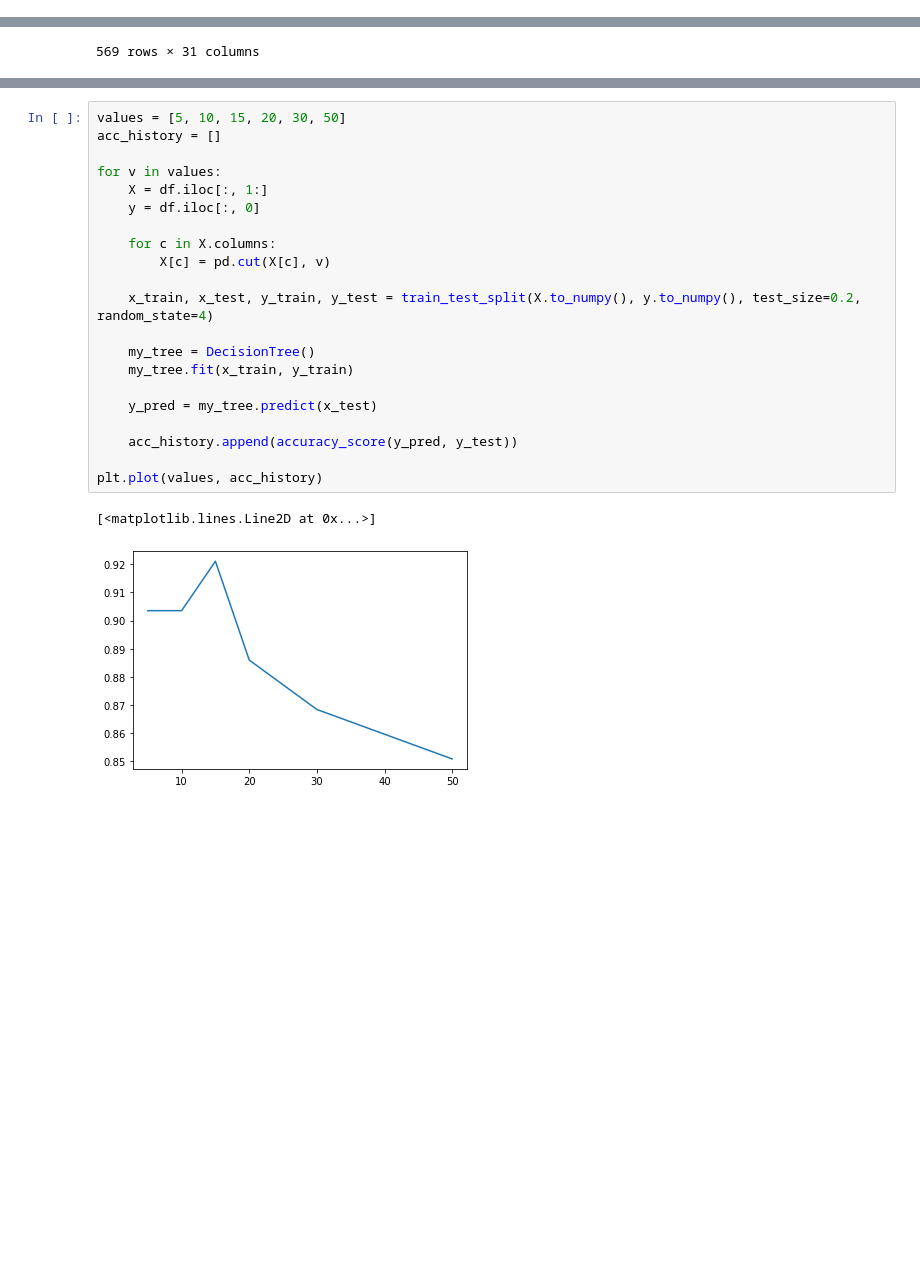
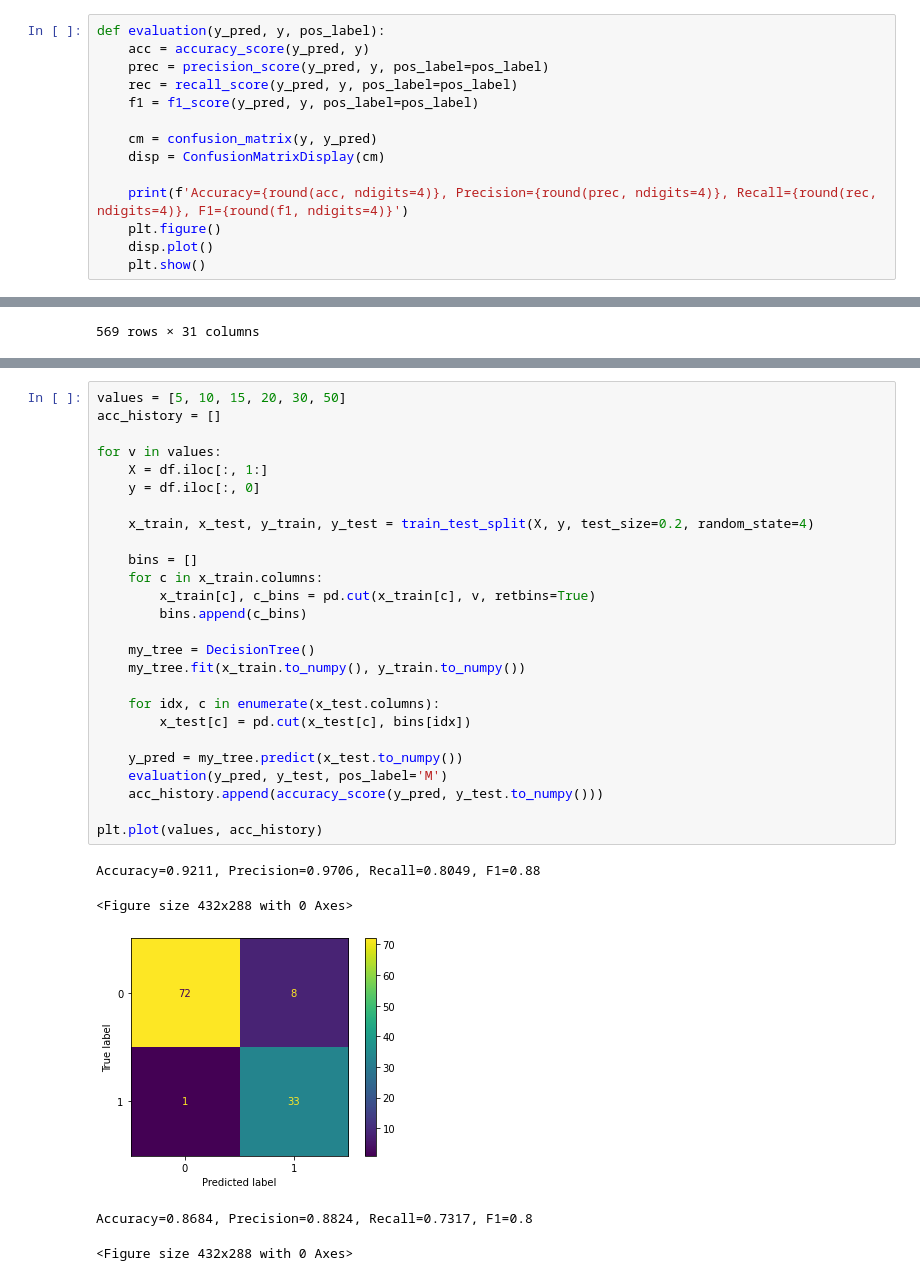
Before and after one commit to AlirezaSM/decision-tree, a Jupyter notebook: decision_tree.ipynb, the cells around one changed output, grey strips where cells are left out. Drawn from its saved outputs; the diff is of its cells as text; blank space fills up the shorter version.

Commit message:
Different discretization algorithm and some evaluation metrics implemented

```diff
--- a/decision_tree.ipynb
+++ b/decision_tree.ipynb
@@ -200,6 +203,20 @@ tree = DecisionTree(criterion='gini')
 tree.fit(df.to_numpy()[:, :-1], df.to_numpy()[:, -1])
 # %%
 tree.plot_tree(list(df.columns))
+# %%
+def evaluation(y_pred, y, pos_label):
+    acc = accuracy_score(y_pred, y)
+    prec = precision_score(y_pred, y, pos_label=pos_label)
+    rec = recall_score(y_pred, y, pos_label=pos_label)
+    f1 = f1_score(y_pred, y, pos_label=pos_label)
+
+    cm = confusion_matrix(y, y_pred)
+    disp = ConfusionMatrixDisplay(cm)
+
+    print(f'Accuracy={round(acc, ndigits=4)}, Precision={round(prec, ndigits=4)}, Recall={round(rec, ndigits=4)}, F1={round(f1, ndigits=4)}')
+    plt.figure()
+    disp.plot()
+    plt.show()
 # %% [markdown]
 # Cancer dataset
 # %%
@@ -222,24 +243,32 @@ df
 # %%
 values = [5, 10, 15, 20, 30, 50]
 acc_history = []
 
 for v in values:
     X = df.iloc[:, 1:]
     y = df.iloc[:, 0]
 
-    for c in X.columns:
-        X[c] = pd.cut(X[c], v)
+    x_train, x_test, y_train, y_test = train_test_split(X, y, test_size=0.2, random_state=4)
 
-    x_train, x_test, y_train, y_test = train_test_split(X.to_numpy(), y.to_numpy(), test_size=0.2, random_state=4)
+    bins = []
+    for c in x_train.columns:
+        x_train[c], c_bins = pd.cut(x_train[c], v, retbins=True)
+        bins.append(c_bins)
 
     my_tree = DecisionTree()
-    my_tree.fit(x_train, y_train)
+    my_tree.fit(x_train.to_numpy(), y_train.to_numpy())
 
-    y_pred = my_tree.predict(x_test)
+    for idx, c in enumerate(x_test.columns):
+        x_test[c] = pd.cut(x_test[c], bins[idx])
 
-    acc_history.append(accuracy_score(y_pred, y_test))
+    y_pred = my_tree.predict(x_test.to_numpy())
+    evaluation(y_pred, y_test, pos_label='M')
+    acc_history.append(accuracy_score(y_pred, y_test.to_numpy()))
 
 plt.plot(values, acc_history)
 # %% [output]
-[<matplotlib.lines.Line2D at 0x...>]
+Accuracy=0.9211, Precision=0.9706, Recall=0.8049, F1=0.88
+<Figure size 432x288 with 0 Axes>
-[figure, old version]
+[figure, new version]
+Accuracy=0.8684, Precision=0.8824, Recall=0.7317, F1=0.8
+<Figure size 432x288 with 0 Axes>
```
Also changed, not shown: parts of 23 cells of this notebook.
